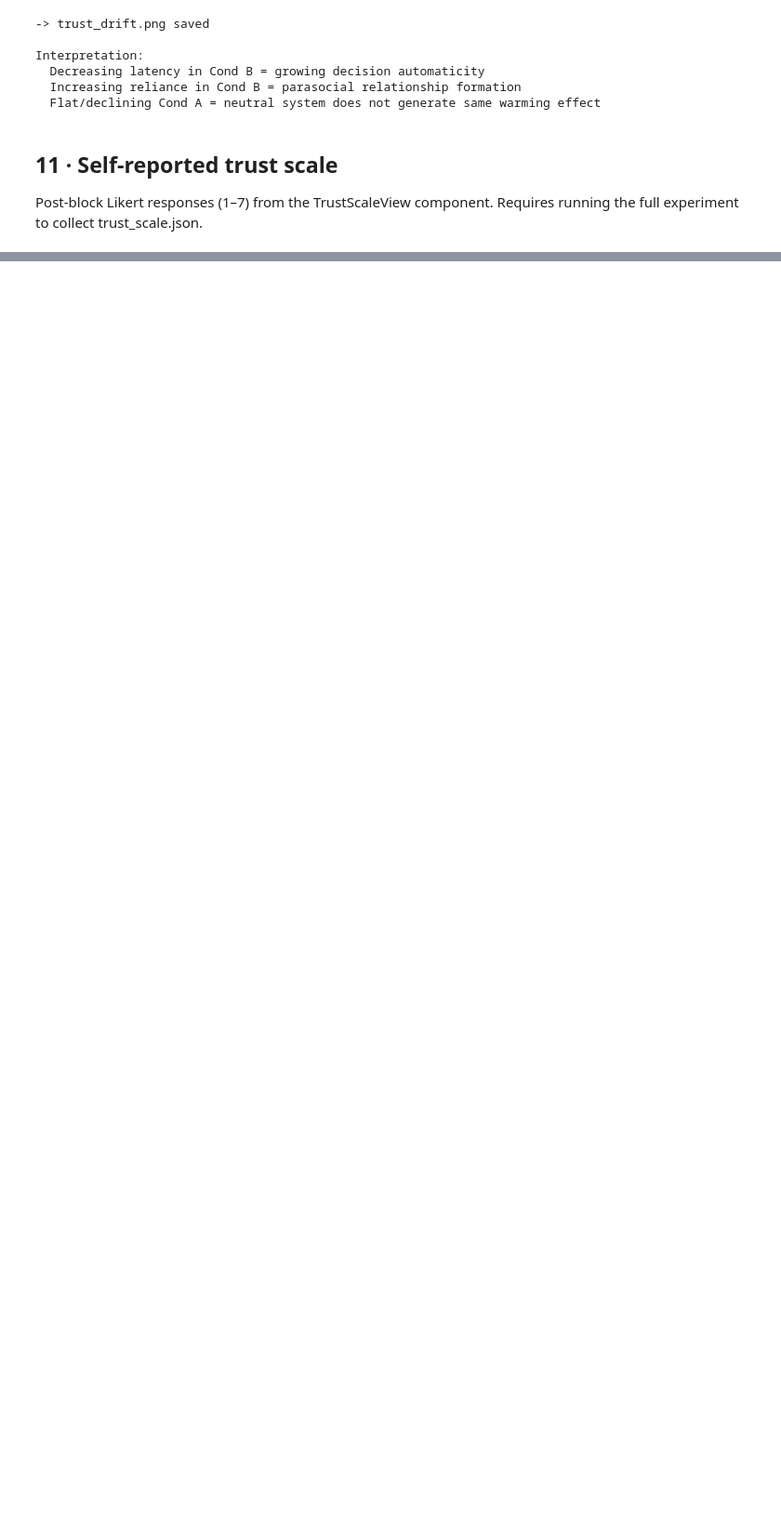
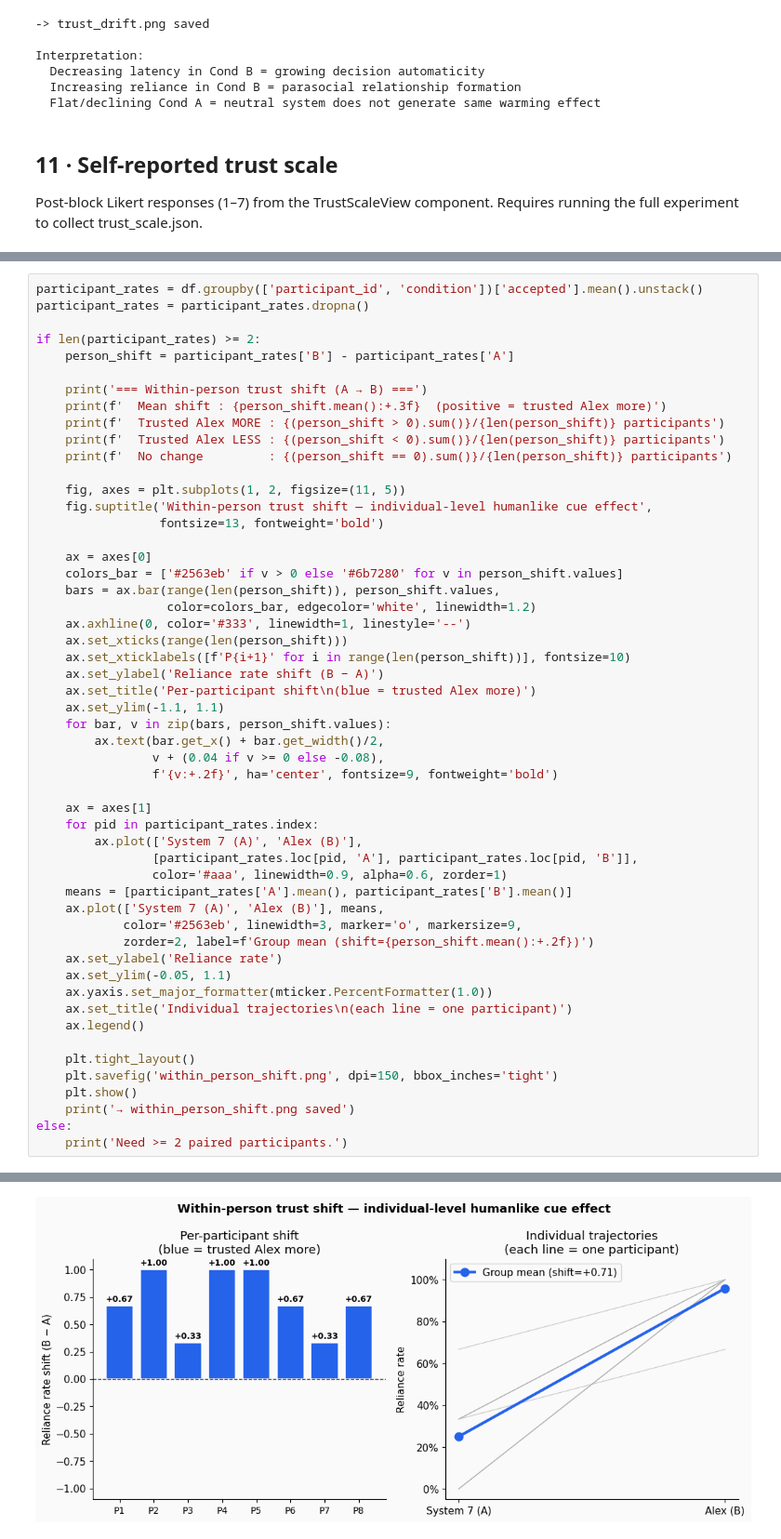
Before and after one commit to Pree46/issr-trust-attribution-system, a Jupyter notebook: analysis/trust_analysis.ipynb, the cells around one changed output, grey strips where cells are left out. Shown at 93% size. Cells and saved outputs as stored; diff of their text form; blank space fills up the shorter version.

```diff
--- a/analysis/trust_analysis.ipynb
+++ b/analysis/trust_analysis.ipynb
@@ -513,0 +509,54 @@ summary.round(3)
+# %%
+participant_rates = df.groupby(['participant_id', 'condition'])['accepted'].mean().unstack()
+participant_rates = participant_rates.dropna()
+
+if len(participant_rates) >= 2:
+    person_shift = participant_rates['B'] - participant_rates['A']
+
+    print('=== Within-person trust shift (A → B) ===')
+    print(f'  Mean shift : {person_shift.mean():+.3f}  (positive = trusted Alex more)')
+    print(f'  Trusted Alex MORE : {(person_shift > 0).sum()}/{len(person_shift)} participants')
+    print(f'  Trusted Alex LESS : {(person_shift < 0).sum()}/{len(person_shift)} participants')
+    print(f'  No change         : {(person_shift == 0).sum()}/{len(person_shift)} participants')
+
+    fig, axes = plt.subplots(1, 2, figsize=(11, 5))
+    fig.suptitle('Within-person trust shift — individual-level humanlike cue effect',
+                 fontsize=13, fontweight='bold')
+
+    ax = axes[0]
+    colors_bar = ['#2563eb' if v > 0 else '#6b7280' for v in person_shift.values]
+    bars = ax.bar(range(len(person_shift)), person_shift.values,
+                  color=colors_bar, edgecolor='white', linewidth=1.2)
+    ax.axhline(0, color='#333', linewidth=1, linestyle='--')
+    ax.set_xticks(range(len(person_shift)))
+    ax.set_xticklabels([f'P{i+1}' for i in range(len(person_shift))], fontsize=10)
+    ax.set_ylabel('Reliance rate shift (B − A)')
+    ax.set_title('Per-participant shift\n(blue = trusted Alex more)')
+    ax.set_ylim(-1.1, 1.1)
+    for bar, v in zip(bars, person_shift.values):
+        ax.text(bar.get_x() + bar.get_width()/2,
+                v + (0.04 if v >= 0 else -0.08),
+                f'{v:+.2f}', ha='center', fontsize=9, fontweight='bold')
+
+    ax = axes[1]
+    for pid in participant_rates.index:
+        ax.plot(['System 7 (A)', 'Alex (B)'],
+                [participant_rates.loc[pid, 'A'], participant_rates.loc[pid, 'B']],
+                color='#aaa', linewidth=0.9, alpha=0.6, zorder=1)
+    means = [participant_rates['A'].mean(), participant_rates['B'].mean()]
+    ax.plot(['System 7 (A)', 'Alex (B)'], means,
+            color='#2563eb', linewidth=3, marker='o', markersize=9,
+            zorder=2, label=f'Group mean (shift={person_shift.mean():+.2f})')
+    ax.set_ylabel('Reliance rate')
+    ax.set_ylim(-0.05, 1.1)
+    ax.yaxis.set_major_formatter(mticker.PercentFormatter(1.0))
+    ax.set_title('Individual trajectories\n(each line = one participant)')
+    ax.legend()
+
+    plt.tight_layout()
+    plt.savefig('within_person_shift.png', dpi=150, bbox_inches='tight')
+    plt.show()
+    print('→ within_person_shift.png saved')
+else:
+    print('Need >= 2 paired participants.')
+# %% [output]
@@ -513,0 +568 @@ summary.round(3)
+[figure, added]
```
Also changed, not shown: parts of 11 cells of this notebook.
